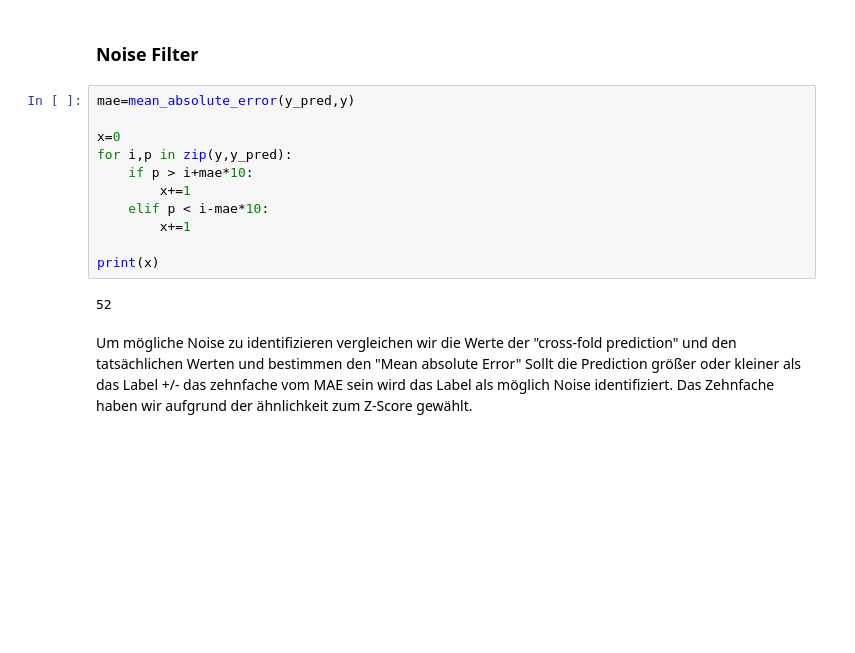
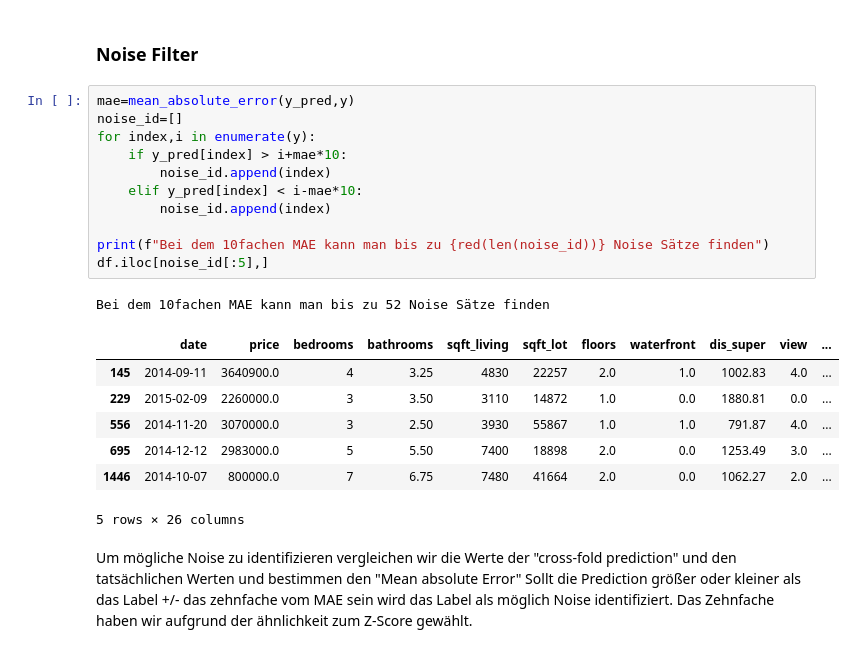
Before and after one commit to robring/advancedDatascience_CaseStudy, a Jupyter notebook: 01_Exploration_2.0.ipynb, the cells around one changed output. Saved outputs shown, nothing was run; the diff lists cells and outputs as text; blank space fills up the shorter version.

```diff
--- a/01_Exploration_2.0.ipynb
+++ b/01_Exploration_2.0.ipynb
@@ -333,19 +333,26 @@ plt.show()
 Der Graph zeigt Beispielhaft die unterschiedlichen Predictions der verschiedenen Modelle für die ersten 20 Labels. Der blaue Strich zeigt dabei die tatsächlichen Werte des Preises im Datensatz.
 # %% [markdown]
 ### Noise Filter
-# %%
-mae=mean_absolute_error(y_pred,y)
-
-x=0
-for i,p in zip(y,y_pred):
-    if p > i+mae*10:
-        x+=1
-    elif p < i-mae*10:
-        x+=1
-
-print(x)
-# %% [output]
-52
+# %%
+mae=mean_absolute_error(y_pred,y)
+noise_id=[]
+for index,i in enumerate(y):
+    if y_pred[index] > i+mae*10:
+        noise_id.append(index)
+    elif y_pred[index] < i-mae*10:
+        noise_id.append(index)
+
+print(f"Bei dem 10fachen MAE kann man bis zu {red(len(noise_id))} Noise Sätze finden")
+df.iloc[noise_id[:5],]
+# %% [output]
+Bei dem 10fachen MAE kann man bis zu 52 Noise Sätze finden
+|  | date | price | bedrooms | bathrooms | sqft_living | sqft_lot | floors | waterfront | dis_super | view | ... |
+| 145 | 2014-09-11 | 3640900.0 | 4 | 3.25 | 4830 | 22257 | 2.0 | 1.0 | 1002.83 | 4.0 | ... |
+| 229 | 2015-02-09 | 2260000.0 | 3 | 3.50 | 3110 | 14872 | 1.0 | 0.0 | 1880.81 | 0.0 | ... |
+| 556 | 2014-11-20 | 3070000.0 | 3 | 2.50 | 3930 | 55867 | 1.0 | 1.0 | 791.87 | 4.0 | ... |
+| 695 | 2014-12-12 | 2983000.0 | 5 | 5.50 | 7400 | 18898 | 2.0 | 0.0 | 1253.49 | 3.0 | ... |
+| 1446 | 2014-10-07 | 800000.0 | 7 | 6.75 | 7480 | 41664 | 2.0 | 0.0 | 1062.27 | 2.0 | ... |
+5 rows × 26 columns
 # %% [markdown]
 Um mögliche Noise zu identifizieren vergleichen wir die Werte der "cross-fold prediction" und den tatsächlichen Werten und bestimmen den "Mean absolute Error" Sollt die Prediction größer oder kleiner als das Label +/- das zehnfache vom MAE sein wird das Label als möglich Noise identifiziert. Das Zehnfache haben wir aufgrund der ähnlichkeit zum Z-Score gewählt.
 # %% [markdown]
```
Also changed, not shown: parts of 15 cells of this notebook.
